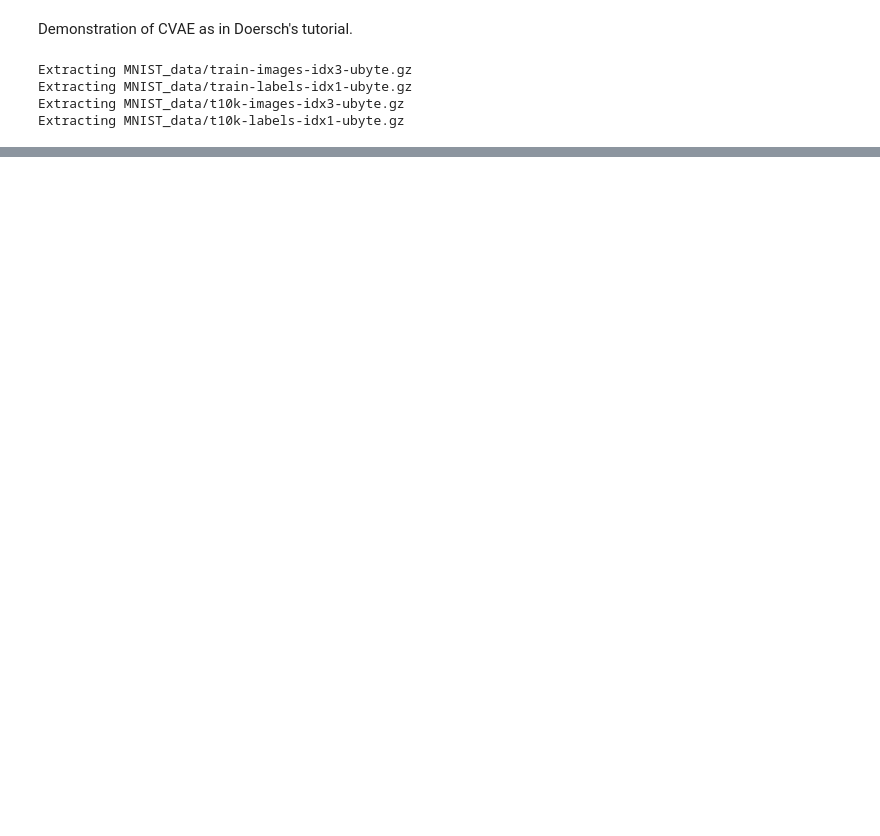
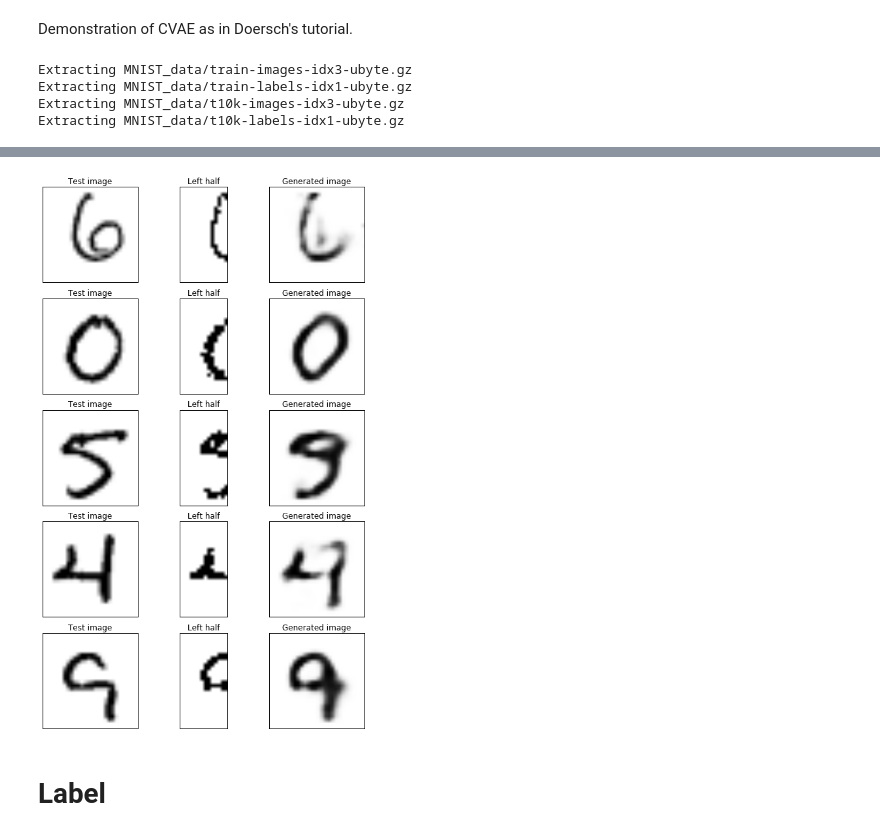
Before and after one commit to Jianbo-Lab/deep-learning-project, a Jupyter notebook: notebook/fc_cvae.ipynb, the cells around one changed output, grey strips where cells are left out. Saved outputs shown, nothing was run; the diff lists cells and outputs as text; code cells hidden in the pictures; blank space fills up the shorter version.

```diff
--- a/notebook/fc_cvae.ipynb
+++ b/notebook/fc_cvae.ipynb
@@ -68,0 +93,37 @@ tf.reset_default_graph()
+# %%
+# Load checkpoint
+sess = tf.InteractiveSession()
+build_encoder = Encoder(100)
+build_decoder = Decoder(100)
+model = Conditional_Variational_Autoencoder(sess, build_encoder, build_decoder, batch_size = 100,
+                                            z_dim = 20,img_dim = 784,dataset = 'mnist',
+                                            learning_rate = 0.001, num_epochs = 50,
+                                           get_cond_info = get_left_half, cond_info_dim = 392,
+                                           load = True, load_file = 'checkpoints/cvae_left_half_checkpoint')
+# %%
+images, _ = mnist.test.next_batch(100)
+info = get_left_half(images)
+generated_images = model.generate(num=100, info=info)
+
+num_show = 5
+plt.figure(figsize=(8,12))
+for i in xrange(num_show):
+    plt.subplot(num_show, 3, 3*i+1)
+    plt.imshow(images[i,].reshape(28, 28), cmap='gray_r')
+    plt.title('Test image')
+    plt.xticks([])
+    plt.yticks([])
+    plt.subplot(num_show, 3, 3*i+2)
+    plt.imshow(info[i,].reshape(28,14), cmap='gray_r')
+    plt.title('Left half')
+    plt.xticks([])
+    plt.yticks([])
+    plt.subplot(num_show, 3, 3*i+3)
+    plt.imshow(generated_images[i,].reshape(28,28), cmap='gray_r')
+    plt.title('Generated image')
+    plt.xticks([])
+    plt.yticks([])
+plt.tight_layout()
+plt.show()
+# %% [output]
+[figure, added]
@@ -68,0 +133,2 @@ tf.reset_default_graph()
+# %% [markdown]
+# Label
```
Also changed, not shown: parts of 12 cells of this notebook, 14 other files.
